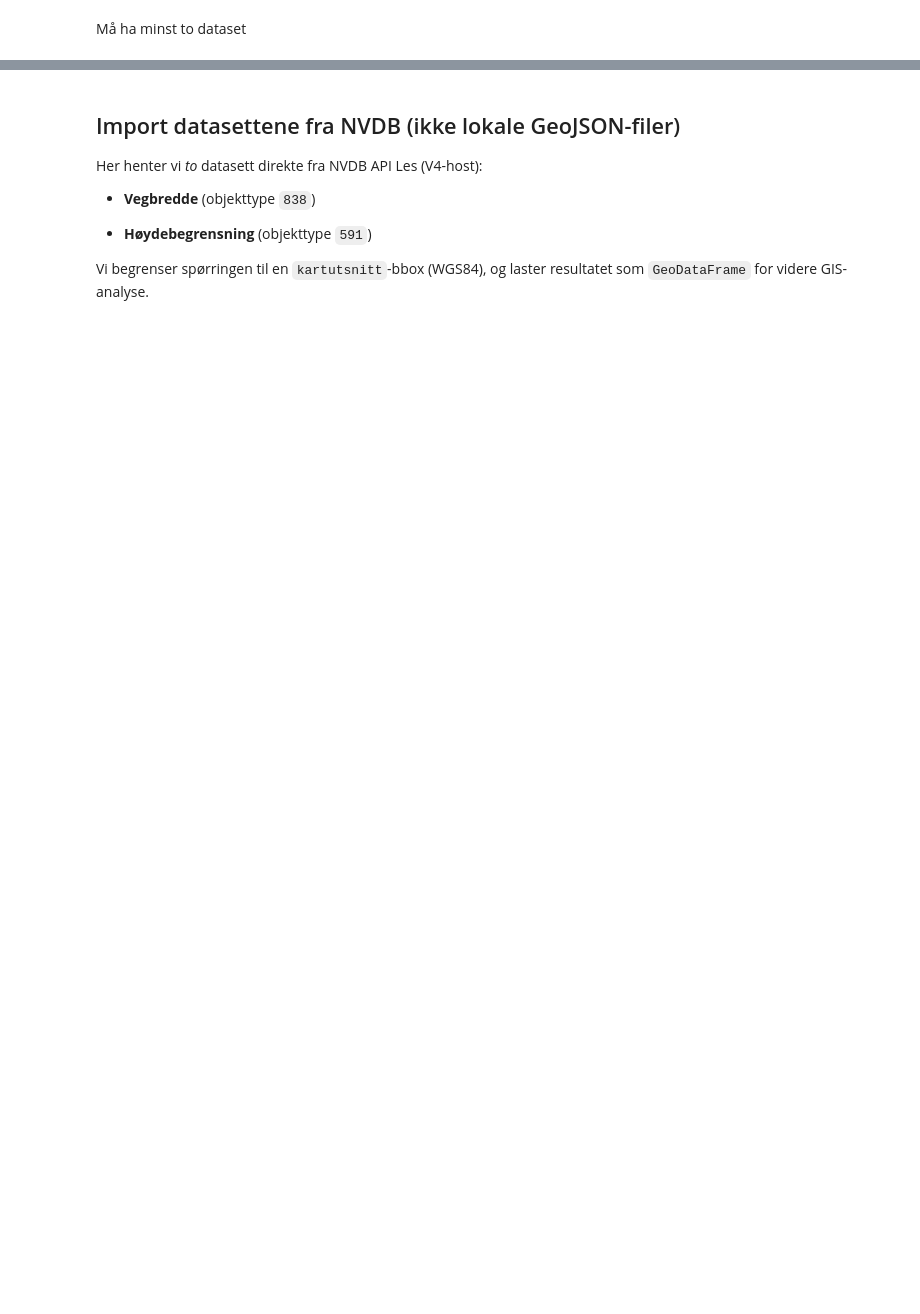
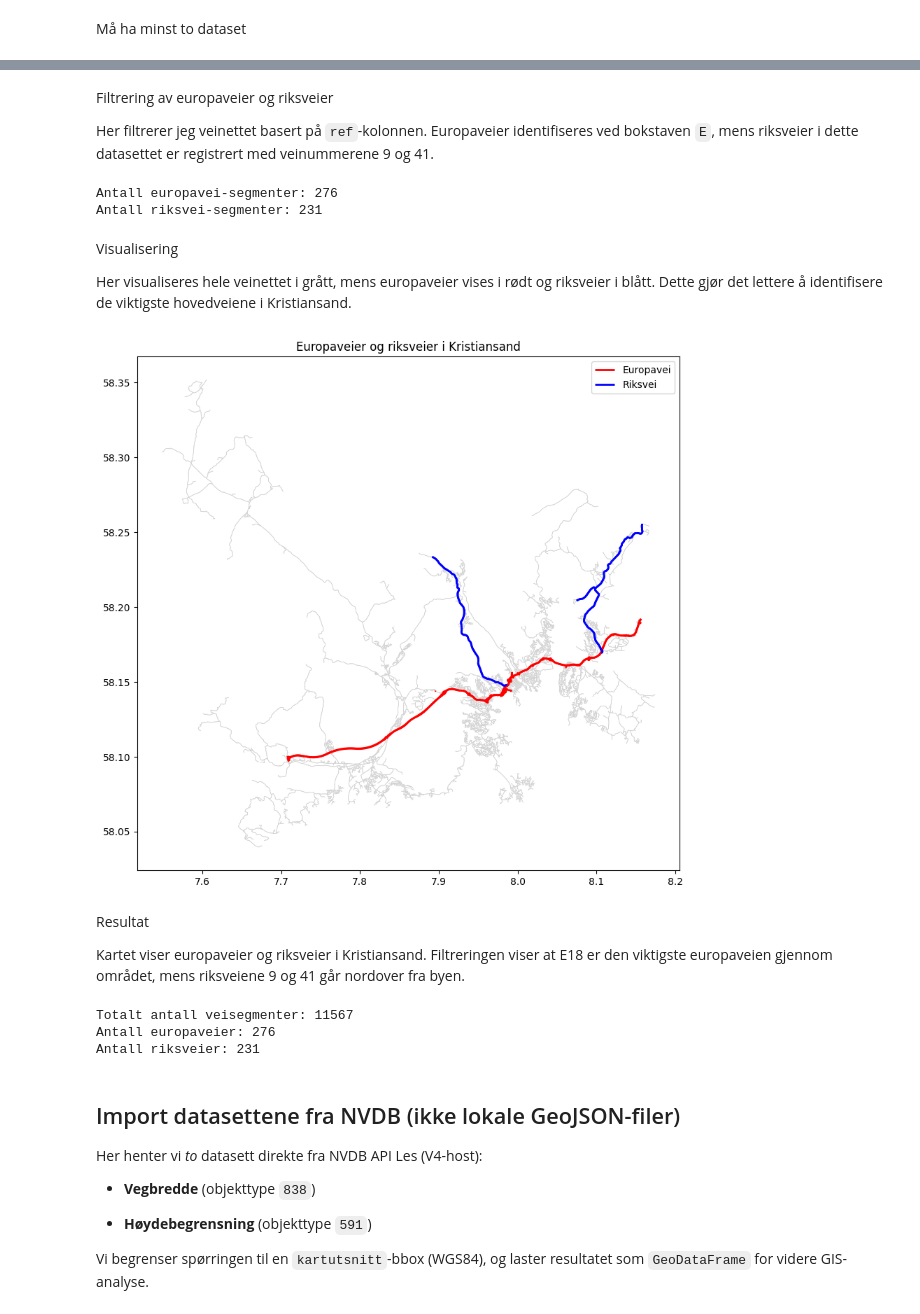
Before and after one commit to haakonhalvors1/Oppgave-1-Webutvikling-GIS-Kartografi, a Jupyter notebook: Notebook.ipynb, the cells around one changed output, grey strips where cells are left out. Saved outputs shown, nothing was run; the diff lists cells and outputs as text; code cells hidden in the pictures; blank space fills up the shorter version.

Commit message:
filtrering

```diff
--- a/Notebook.ipynb
+++ b/Notebook.ipynb
@@ -2,0 +15,7 @@ Må ha minst to dataset
+# %%
+place = "Kristiansand, Norway"
+
+G = ox.graph_from_place(place, network_type="drive")
+veier = ox.graph_to_gdfs(G, nodes=False)
+
+veier.head()
@@ -3,3 +30,45 @@ Må ha minst to dataset
+# %% [markdown]
+Filtrering av europaveier og riksveier
+
+Her filtrerer jeg veinettet basert på `ref`-kolonnen. Europaveier identifiseres ved bokstaven `E`, mens riksveier i dette datasettet er registrert med veinummerene 9 og 41.
+# %%
+europaveier = veier[veier["ref"].astype(str).str.contains("E", na=False)]
+riksveier = veier[veier["ref"].astype(str).str.contains(r"\b9\b|\b41\b", na=False)]
+
+print("Antall europavei-segmenter:", len(europaveier))
+print("Antall riksvei-segmenter:", len(riksveier))
+# %% [output]
+Antall europavei-segmenter: 276
+Antall riksvei-segmenter: 231
+# %% [markdown]
+Visualisering
+
+Her visualiseres hele veinettet i grått, mens europaveier vises i rødt og riksveier i blått. Dette gjør det lettere å identifisere de viktigste hovedveiene i Kristiansand.
+# %%
+fig, ax = plt.subplots(figsize=(10, 10))
+
+veier.plot(ax=ax, linewidth=0.5, color="lightgrey")
+europaveier.plot(ax=ax, linewidth=2, color="red", label="Europavei")
+riksveier.plot(ax=ax, linewidth=2, color="blue", label="Riksvei")
+
+ax.set_title("Europaveier og riksveier i Kristiansand")
+ax.legend()
+
+plt.show()
+# %% [output]
+[figure, added]
+# %% [markdown]
+Resultat
+
+Kartet viser europaveier og riksveier i Kristiansand. Filtreringen viser at E18 er den viktigste europaveien gjennom området, mens riksveiene 9 og 41 går nordover fra byen.
+# %%
+print("Totalt antall veisegmenter:", len(veier))
+print("Antall europaveier:", len(europaveier))
+print("Antall riksveier:", len(riksveier))
+# %% [output]
+Totalt antall veisegmenter: 11567
+Antall europaveier: 276
+Antall riksveier: 231
 # %% [markdown]
 ## Import datasettene fra NVDB (ikke lokale GeoJSON-filer)
 
```
Also changed, not shown: parts of 9 cells of this notebook.
